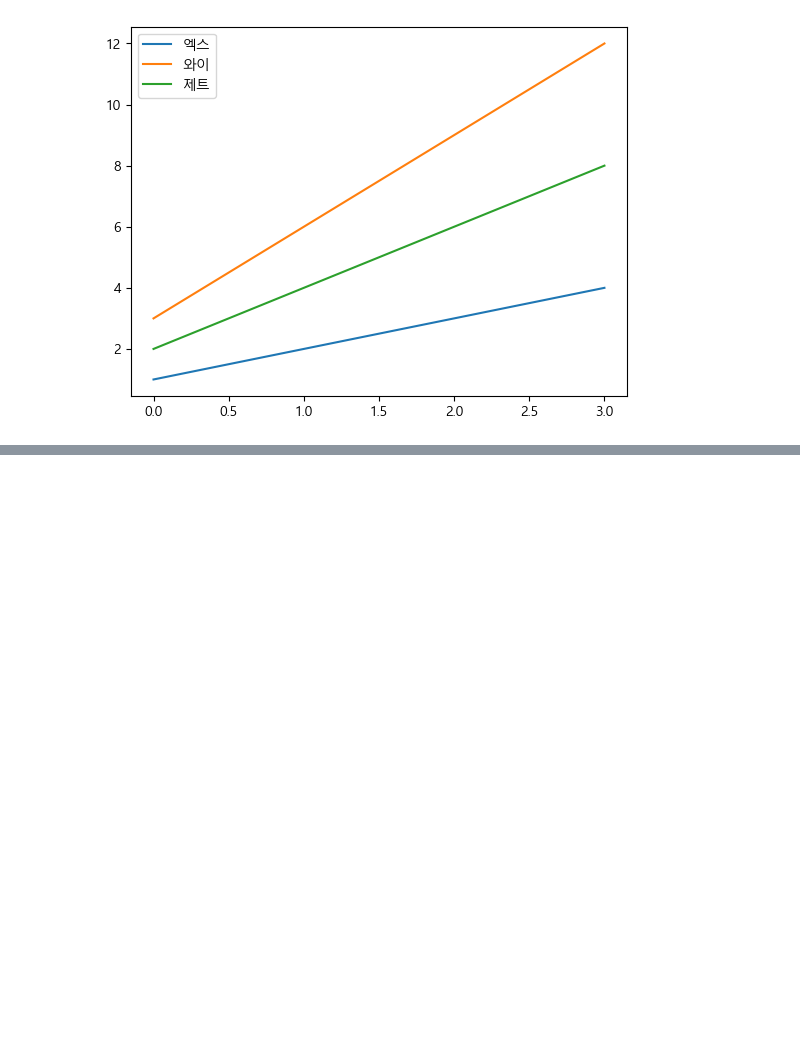
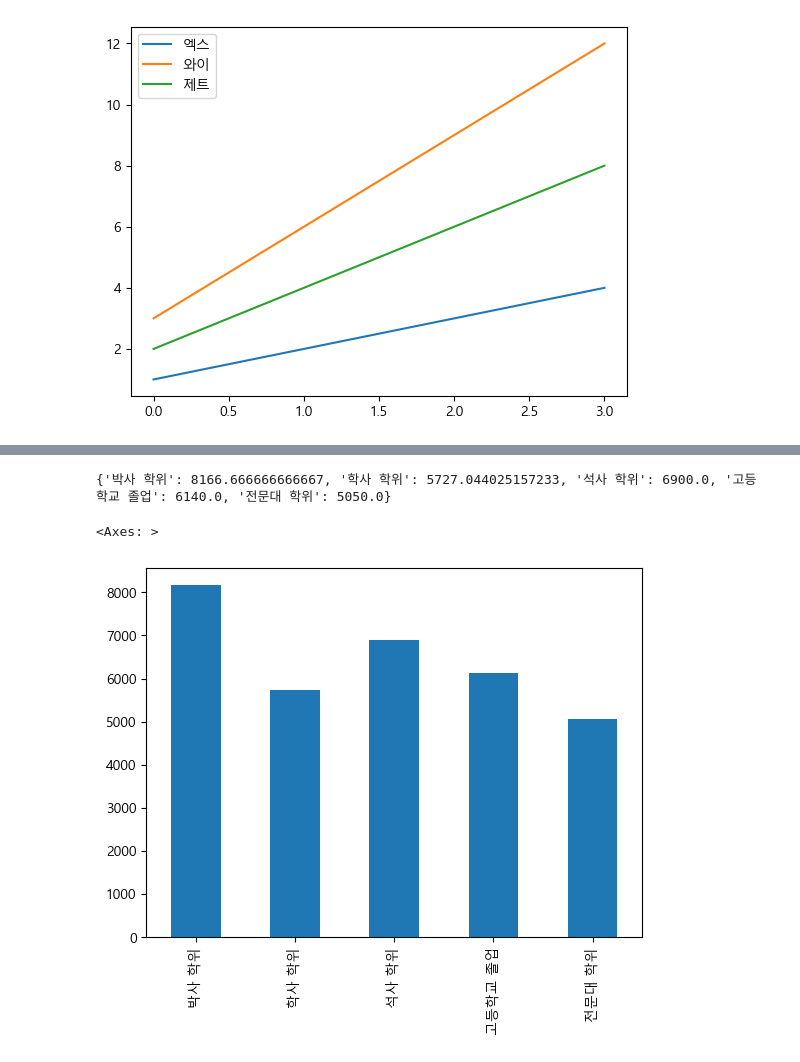
Before and after one commit to gasshot/Python_Lib, a Jupyter notebook: Python_Library/ex05_matplotlib.ipynb, the cells around one changed output, grey strips where cells are left out. Saved outputs shown, nothing was run; the diff lists cells and outputs as text; code cells hidden in the pictures; blank space fills up the shorter version.

```diff
--- a/Python_Library/ex05_matplotlib.ipynb
+++ b/Python_Library/ex05_matplotlib.ipynb
@@ -93,0 +136,18 @@ plt.show()
+# %%
+x_edu_level = hr['EDU_LEVEL'].unique()
+x_edu_level.sort()
+my_list = {}
+for item in hr['EDU_LEVEL'].unique():
+    # print(hr[hr['EDU_LEVEL'] == str(item)]['SALARY'].mean())
+    my_list[str(item)] = hr[hr['EDU_LEVEL'] == str(item)]['SALARY'].mean()
+
+
+print(my_list)
+# 딕셔너리를 Pandas Series로 변환
+my_series = pd.Series(my_list)
+
+my_series.plot(kind = 'bar',)
+# %% [output]
+{'박사 학위': 8166.666666666667, '학사 학위': 5727.044025157233, '석사 학위': 6900.0, '고등학교 졸업': 6140.0, '전문대 학위': 5050.0}
+<Axes: >
+[figure, added]
```
Also changed, not shown: parts of 6 cells of this notebook, 2 other files.
